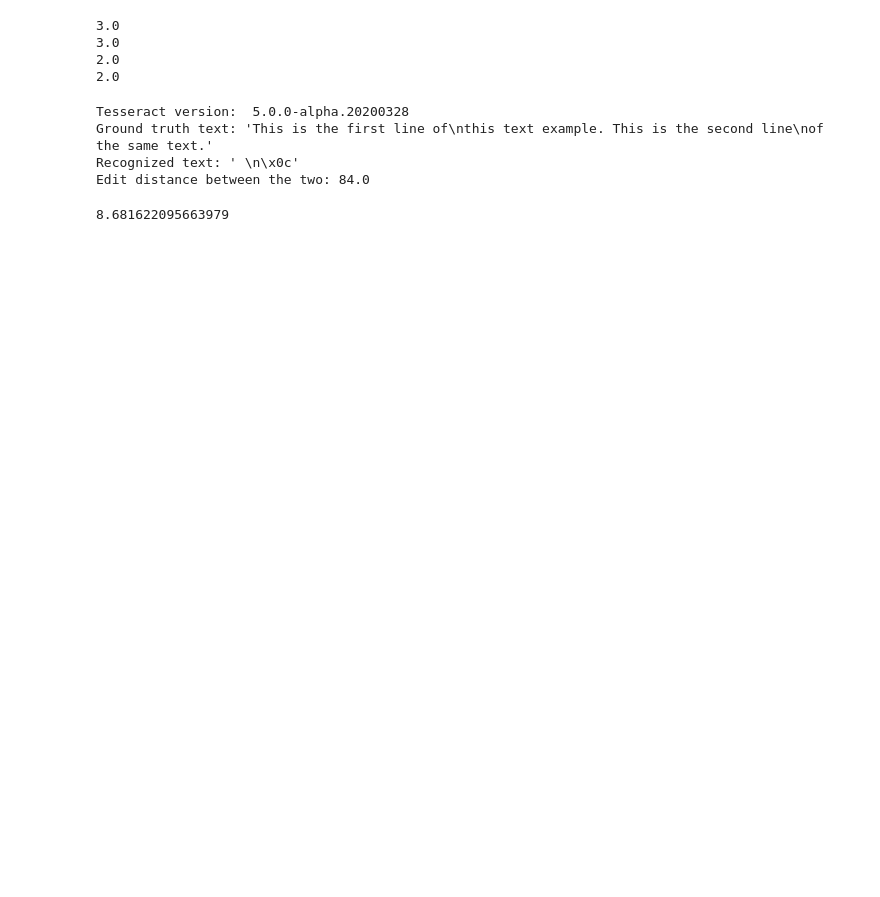
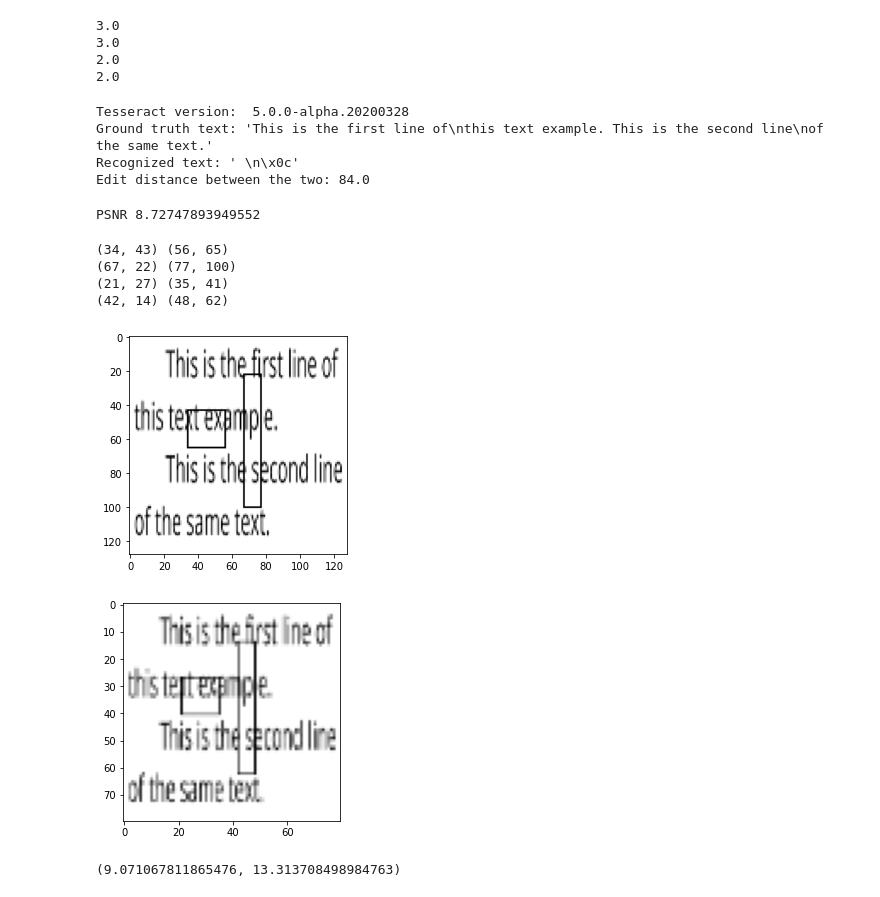
Before and after one commit to Abto-Coursework-Mentoring-2020/ocr-dataset-generator, a Jupyter notebook: src/main.ipynb, the cells around one changed output. Cells and saved outputs as stored; diff of their text form; code cells hidden in the pictures; blank space fills up the shorter version.

Commit message:
Create function for preserving bbox coords after resize

```diff
--- a/src/main.ipynb
+++ b/src/main.ipynb
@@ -74,6 +74,67 @@ Recognized text: ' \n\x0c'
 Edit distance between the two: 84.0
 # %%
 psnr_fig = cv2.PSNR(image, noised)
-print('PSNR')
+print('PSNR', psnr_fig)
 # %% [output]
-8.681622095663979
+PSNR 8.72747893949552
+# %%
+orig_bboxes = (
+    [(34, 43), (56, 65)],
+    [(67, 22), (77, 100)]
+)
+orig_bboxes
+
+temp_img = np.copy(image)
+for pt1, pt2 in orig_bboxes:
+    print(pt1, pt2)
+    cv2.rectangle(temp_img, pt1, pt2, (0, 255, 0), 1)
+
+plt.imshow(temp_img, cmap='gray'), temp_img.shape
+
+plt.figure()
+
+
+resized = cv2.resize(temp_img, (80, 80))
+
+def scale_bounding_boxes(original_size, target_size, bounding_boxes):
+    orig_width, orig_height = original_size
+    new_width, new_height = target_size
+
+    for (orig_x1, orig_y1), (orig_x2, orig_y2) in orig_bboxes:
+        x1_ratio, y1_ratio = orig_x1 / orig_width, orig_y1 / orig_height
+        x1_new, y1_new = x1_ratio * new_width, y1_ratio * new_height
+
+        x2_ratio, y2_ratio = orig_x2 / orig_width, orig_y2 / orig_height
+        x2_new, y2_new = x2_ratio * new_width, y2_ratio * new_height
+
+        yield [(round(x1_new), round(y1_new)), (round(x2_new), round(y2_new))]
+
+
+new_bboxes = list(scale_bounding_boxes(temp_img.shape[:2], resized.shape[:2], orig_bboxes))
+
+plt.imshow(resized, cmap='gray')
+
+for pt1, pt2 in new_bboxes:
+    print(pt1, pt2)
+    cv2.rectangle(resized, pt1, pt2, (0, 255, 0), 1)
+# %% [output]
+(34, 43) (56, 65)
+(67, 22) (77, 100)
+(21, 27) (35, 41)
+(42, 14) (48, 62)
+[figure, added]
+[figure, added]
+# %%
+def rotate_point2d(src_point, pivot_point, angle, radians=False):
+    if not radians:
+        angle *= np.pi / 180
+
+    (x1, y1), (x0, y0) = src_point, pivot_point
+    x2 = ((x1 - x0) * np.cos(angle)) - ((y1 - y0) * np.sin(angle)) + x0
+    y2 = ((x1 - x0) * np.sin(angle)) + ((y1 - y0) * np.cos(angle)) + y0
+
+    return x2, y2
+
+rotate_point2d((15, 5), (2,2), 45)
+# %% [output]
+(9.071067811865476, 13.313708498984763)
```
Also changed, not shown: parts of 4 cells of this notebook, 1 other file.
